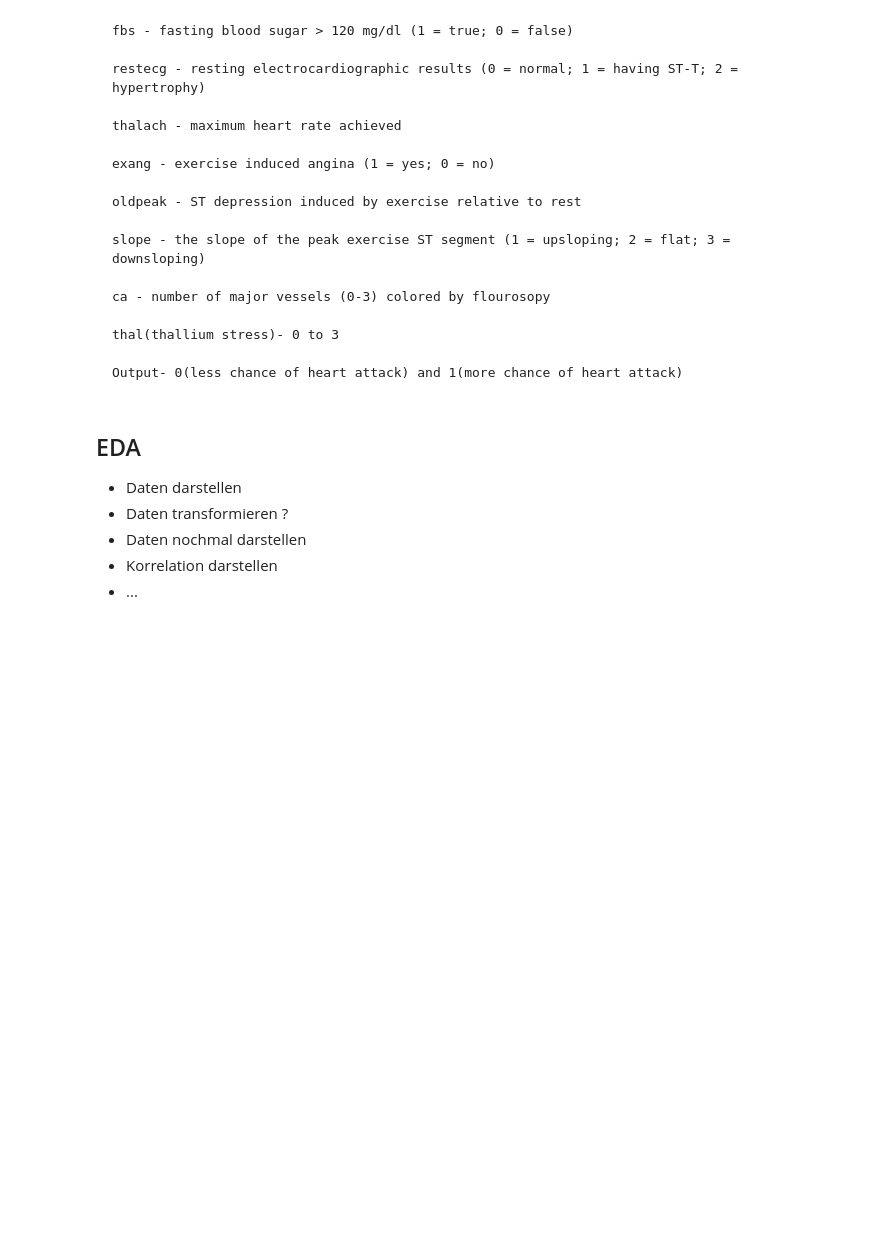
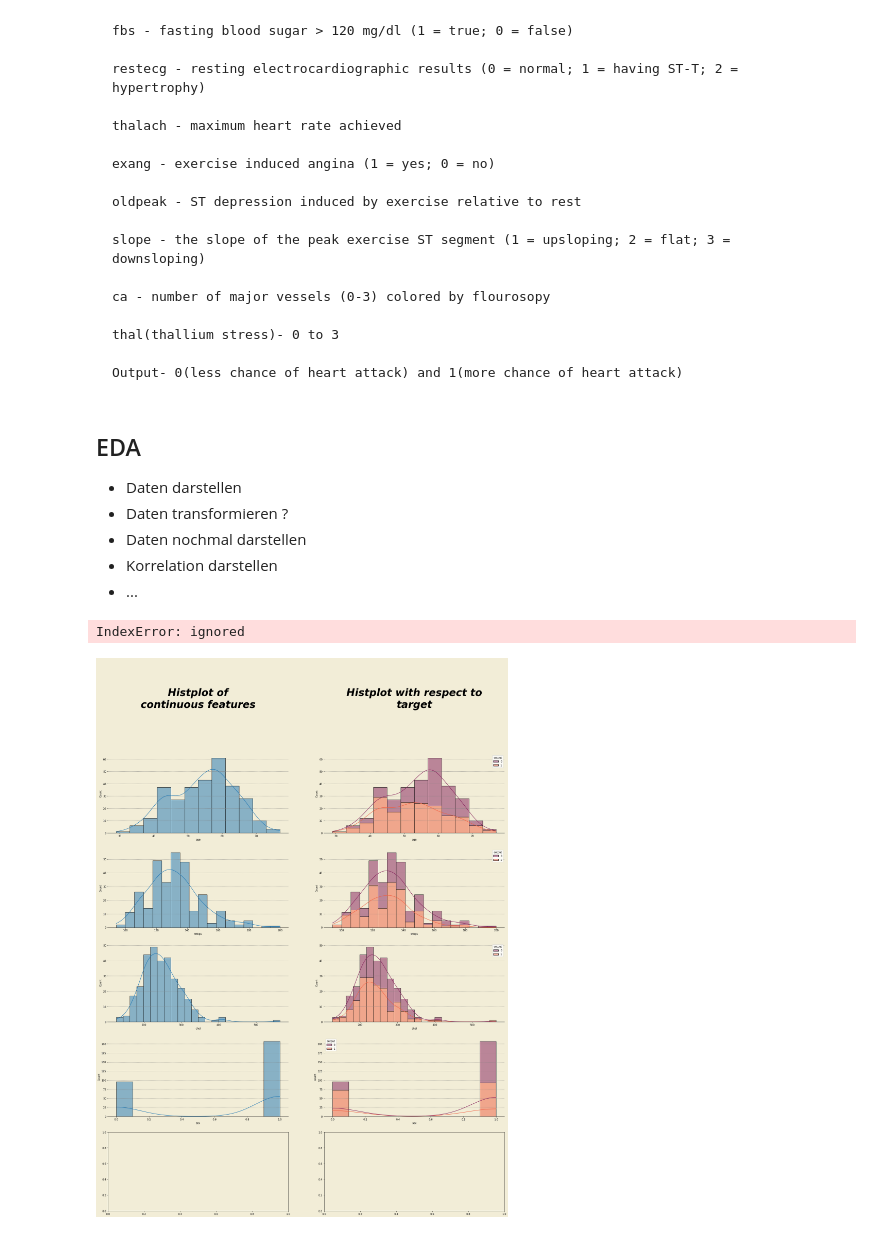
Before and after one commit to DeamonAmelie/heart, a Jupyter notebook: playwithdata.ipynb, the cells around one changed output. Saved outputs shown, nothing was run; the diff lists cells and outputs as text; code cells hidden in the pictures; blank space fills up the shorter version.

```diff
--- a/playwithdata.ipynb
+++ b/playwithdata.ipynb
@@ -71,0 +137,6 @@ df.head()
+# %%
+con_columns=['age' , 'trtbps' , 'chol' , 'sex']
+plotting_con_features(6,2,con_columns)
+# %% [output]
+IndexError: ignored
+[figure, added]
```
Also changed, not shown: parts of 2 cells of this notebook.
